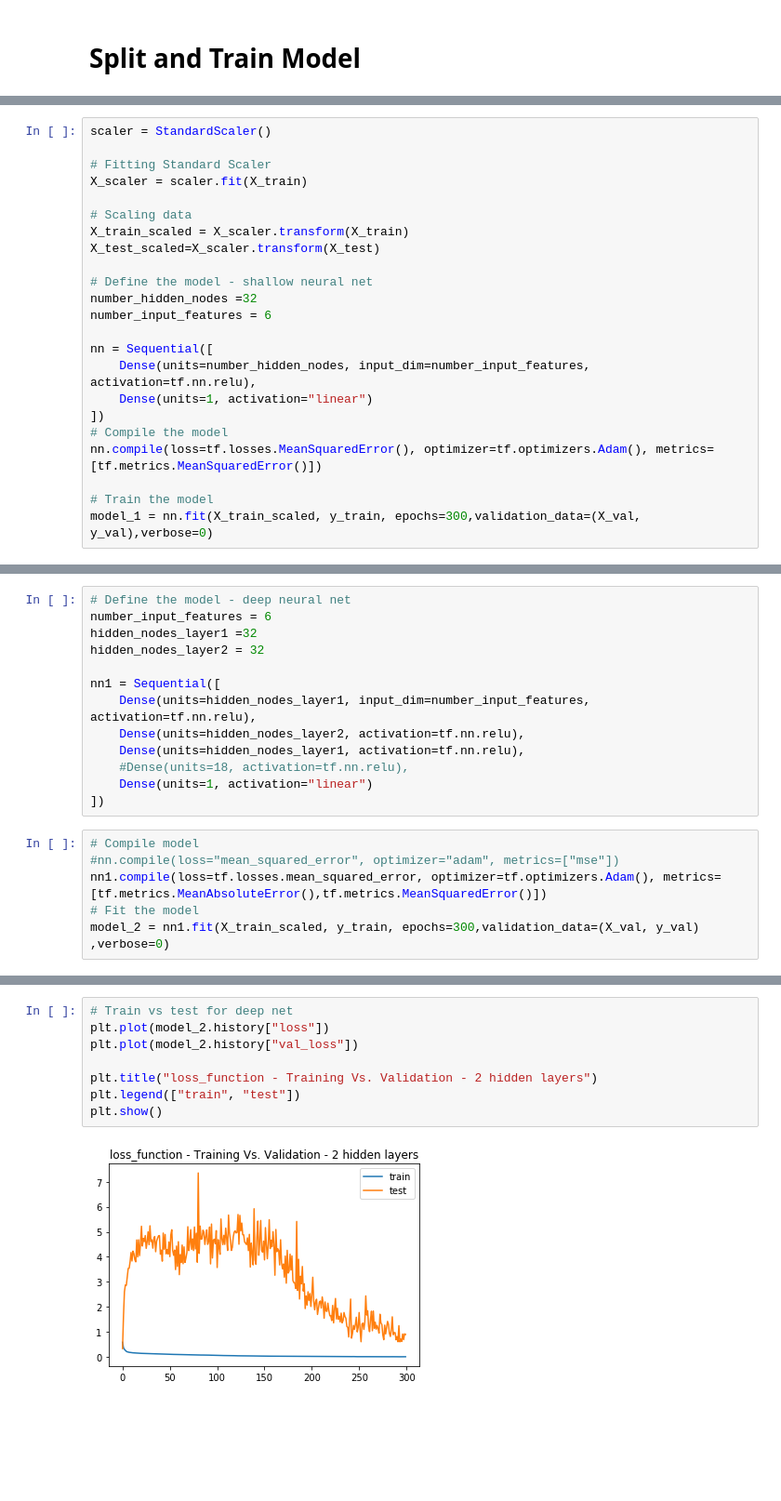
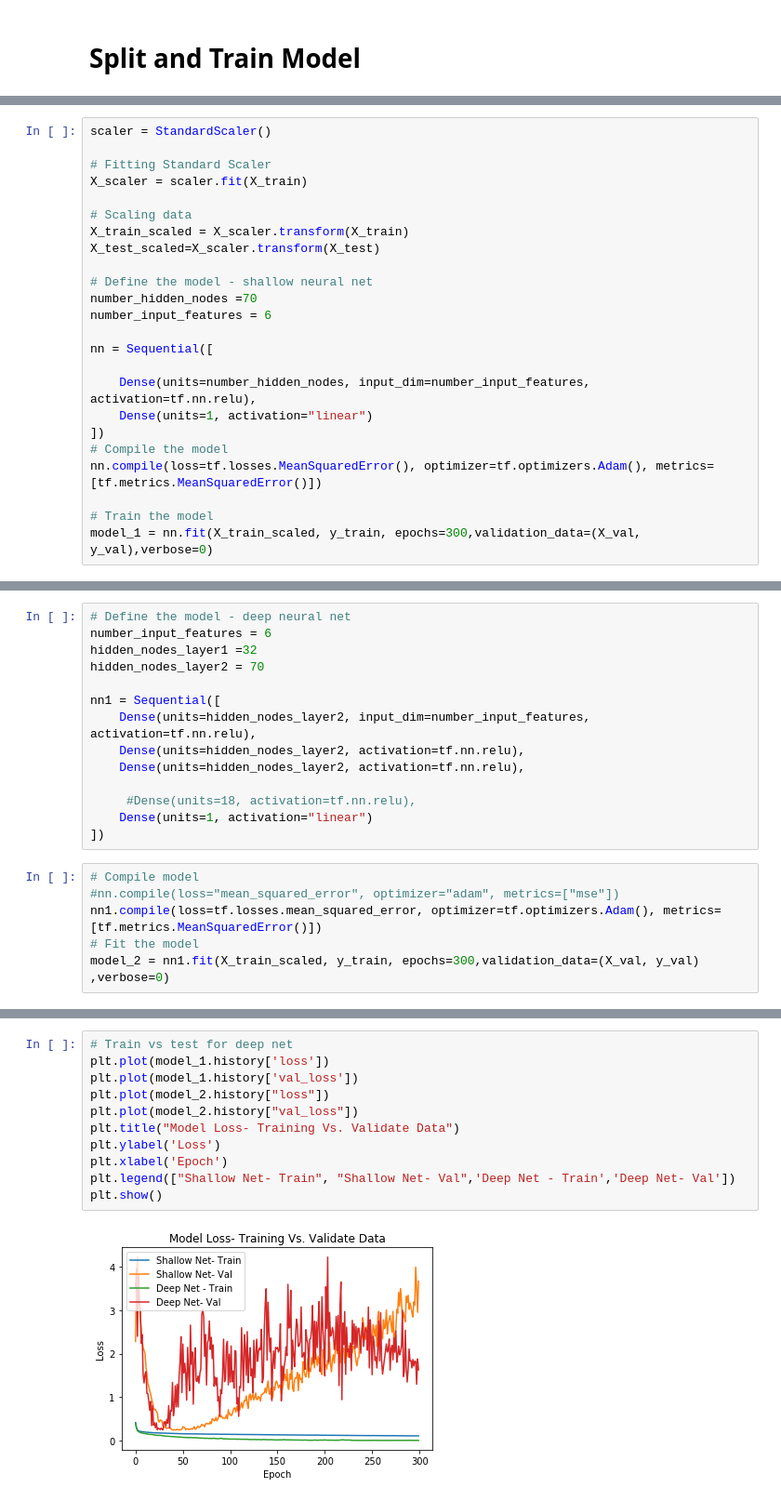
Before and after one commit to jcsoliman/Analysis-of-Stock-Price-Movements-Post-Earnings-Calls, a Jupyter notebook: TensorFlowML_Post1Day.ipynb, the cells around one changed output, grey strips where cells are left out. Shown at 93% size. Cells and saved outputs as stored; diff of their text form; blank space fills up the shorter version.

```diff
--- a/TensorFlowML_Post1Day.ipynb
+++ b/TensorFlowML_Post1Day.ipynb
@@ -72,10 +73,11 @@ X_train_scaled = X_scaler.transform(X_train)
 X_test_scaled=X_scaler.transform(X_test)
 
 # Define the model - shallow neural net
-number_hidden_nodes =32
+number_hidden_nodes =70
 number_input_features = 6
 
 nn = Sequential([
+
     Dense(units=number_hidden_nodes, input_dim=number_input_features, activation=tf.nn.relu),
     Dense(units=1, activation="linear")
 ])
@@ -96,19 +98,20 @@ plt.show()
 # Define the model - deep neural net
 number_input_features = 6
 hidden_nodes_layer1 =32
-hidden_nodes_layer2 = 32
+hidden_nodes_layer2 = 70
 
 nn1 = Sequential([
-    Dense(units=hidden_nodes_layer1, input_dim=number_input_features, activation=tf.nn.relu),
+    Dense(units=hidden_nodes_layer2, input_dim=number_input_features, activation=tf.nn.relu),
     Dense(units=hidden_nodes_layer2, activation=tf.nn.relu),
-    Dense(units=hidden_nodes_layer1, activation=tf.nn.relu),
-    #Dense(units=18, activation=tf.nn.relu),
+    Dense(units=hidden_nodes_layer2, activation=tf.nn.relu),
+
+     #Dense(units=18, activation=tf.nn.relu),
     Dense(units=1, activation="linear")
 ])
 # %%
 # Compile model
 #nn.compile(loss="mean_squared_error", optimizer="adam", metrics=["mse"])
-nn1.compile(loss=tf.losses.mean_squared_error, optimizer=tf.optimizers.Adam(), metrics=[tf.metrics.MeanAbsoluteError(),tf.metrics.MeanSquaredError()])
+nn1.compile(loss=tf.losses.mean_squared_error, optimizer=tf.optimizers.Adam(), metrics=[tf.metrics.MeanSquaredError()])
 # Fit the model
 model_2 = nn1.fit(X_train_scaled, y_train, epochs=300,validation_data=(X_val, y_val) ,verbose=0)
 # %%
@@ -140,10 +143,13 @@ plt.show()
 # %%
 # Train vs test for deep net
+plt.plot(model_1.history['loss'])
+plt.plot(model_1.history['val_loss'])
 plt.plot(model_2.history["loss"])
 plt.plot(model_2.history["val_loss"])
-
-plt.title("loss_function - Training Vs. Validation - 2 hidden layers")
-plt.legend(["train", "test"])
+plt.title("Model Loss- Training Vs. Validate Data")
+plt.ylabel('Loss')
+plt.xlabel('Epoch')
+plt.legend(["Shallow Net- Train", "Shallow Net- Val",'Deep Net - Train','Deep Net- Val'])
 plt.show()
 # %% [output]
-[figure, old version]
+[figure, new version]
```
Also changed, not shown: parts of 9 cells of this notebook, 9 other files.
